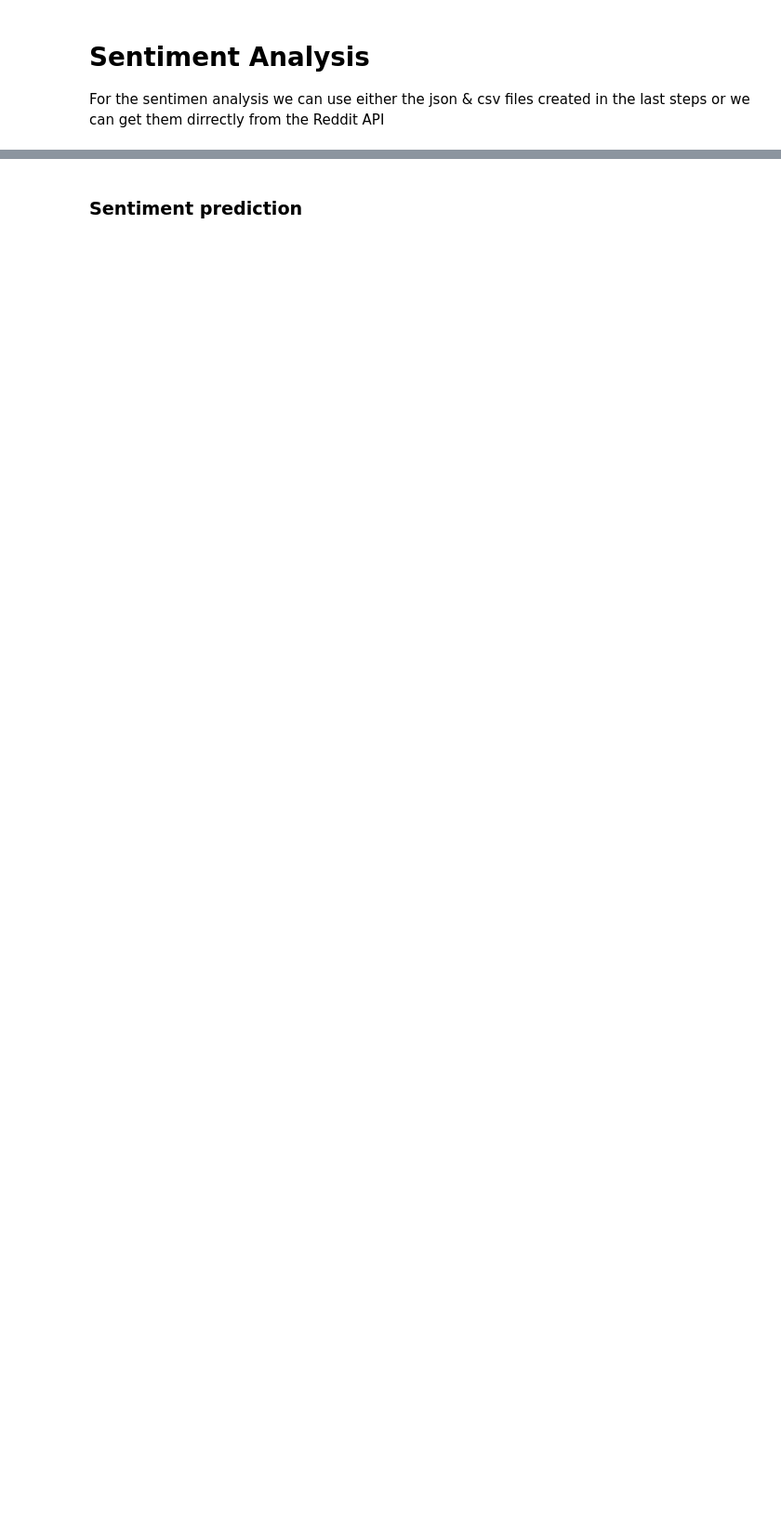
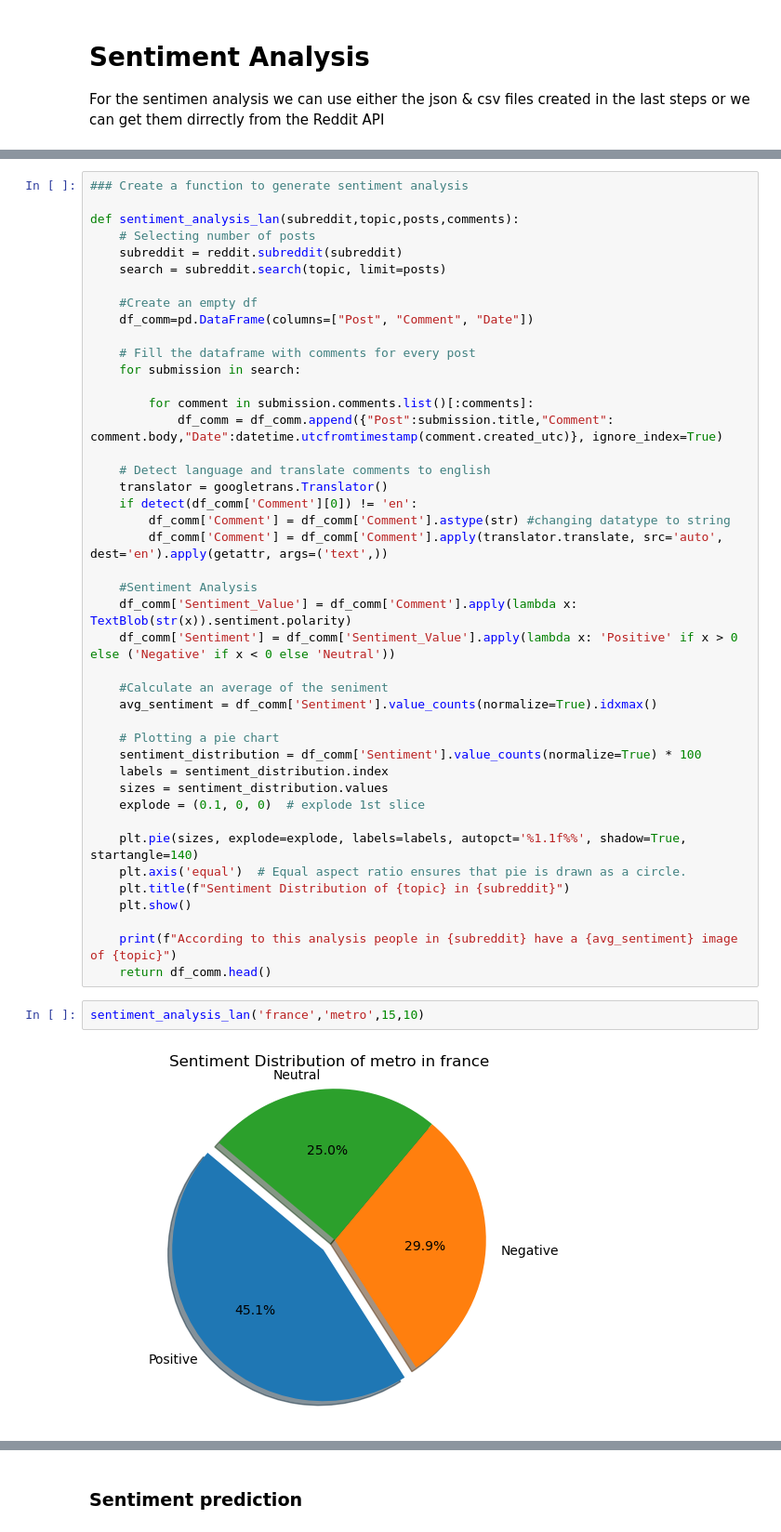
Before and after one commit to Joako1990/CA2, a Jupyter notebook: SENTIMENT ANALYSIS.ipynb, the cells around one changed output, grey strips where cells are left out. Shown: that part at 93% size. Drawn from its saved outputs; the diff is of its cells as text; blank space fills up the shorter version.

```diff
--- a/SENTIMENT ANALYSIS.ipynb
+++ b/SENTIMENT ANALYSIS.ipynb
@@ -177,0 +144,47 @@ sentiment_analysis('Monterrey','transmetro',50,10)
+# %%
+### Create a function to generate sentiment analysis
+
+def sentiment_analysis_lan(subreddit,topic,posts,comments):
+    # Selecting number of posts
+    subreddit = reddit.subreddit(subreddit)
+    search = subreddit.search(topic, limit=posts)
+
+    #Create an empty df
+    df_comm=pd.DataFrame(columns=["Post", "Comment", "Date"])
+
+    # Fill the dataframe with comments for every post
+    for submission in search:
+
+        for comment in submission.comments.list()[:comments]:
+            df_comm = df_comm.append({"Post":submission.title,"Comment": comment.body,"Date":datetime.utcfromtimestamp(comment.created_utc)}, ignore_index=True)
+
+    # Detect language and translate comments to english
+    translator = googletrans.Translator()
+    if detect(df_comm['Comment'][0]) != 'en':
+        df_comm['Comment'] = df_comm['Comment'].astype(str) #changing datatype to string
+        df_comm['Comment'] = df_comm['Comment'].apply(translator.translate, src='auto', dest='en').apply(getattr, args=('text',))
+
+    #Sentiment Analysis
+    df_comm['Sentiment_Value'] = df_comm['Comment'].apply(lambda x: TextBlob(str(x)).sentiment.polarity)
+    df_comm['Sentiment'] = df_comm['Sentiment_Value'].apply(lambda x: 'Positive' if x > 0 else ('Negative' if x < 0 else 'Neutral'))
+
+    #Calculate an average of the seniment
+    avg_sentiment = df_comm['Sentiment'].value_counts(normalize=True).idxmax()
+
+    # Plotting a pie chart
+    sentiment_distribution = df_comm['Sentiment'].value_counts(normalize=True) * 100
+    labels = sentiment_distribution.index
+    sizes = sentiment_distribution.values
+    explode = (0.1, 0, 0)  # explode 1st slice
+
+    plt.pie(sizes, explode=explode, labels=labels, autopct='%1.1f%%', shadow=True, startangle=140)
+    plt.axis('equal')  # Equal aspect ratio ensures that pie is drawn as a circle.
+    plt.title(f"Sentiment Distribution of {topic} in {subreddit}")
+    plt.show()
+
+    print(f"According to this analysis people in {subreddit} have a {avg_sentiment} image of {topic}")
+    return df_comm.head()
+# %%
+sentiment_analysis_lan('france','metro',15,10)
+# %% [output]
+[figure, added]
```
Also changed, not shown: parts of 30 cells of this notebook.
